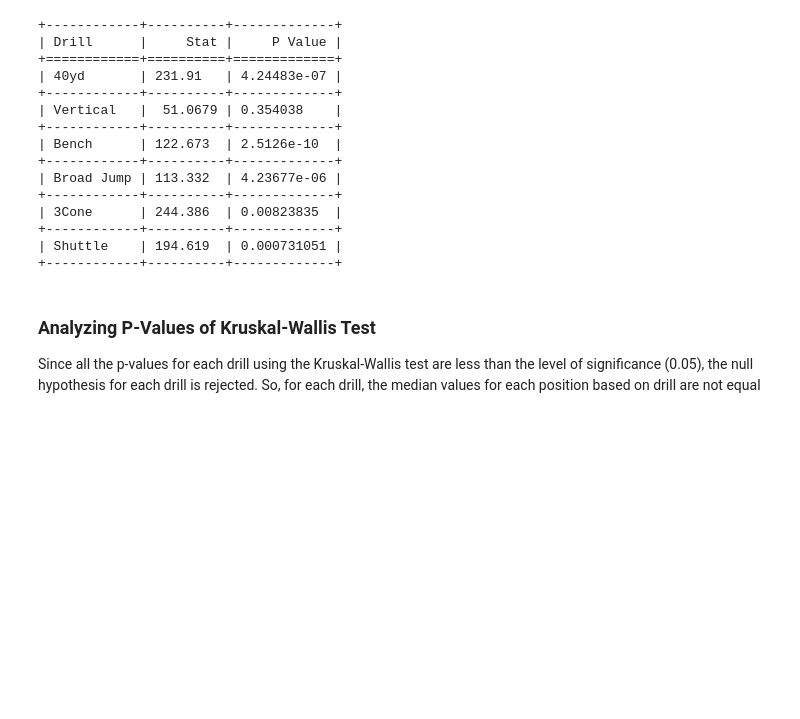
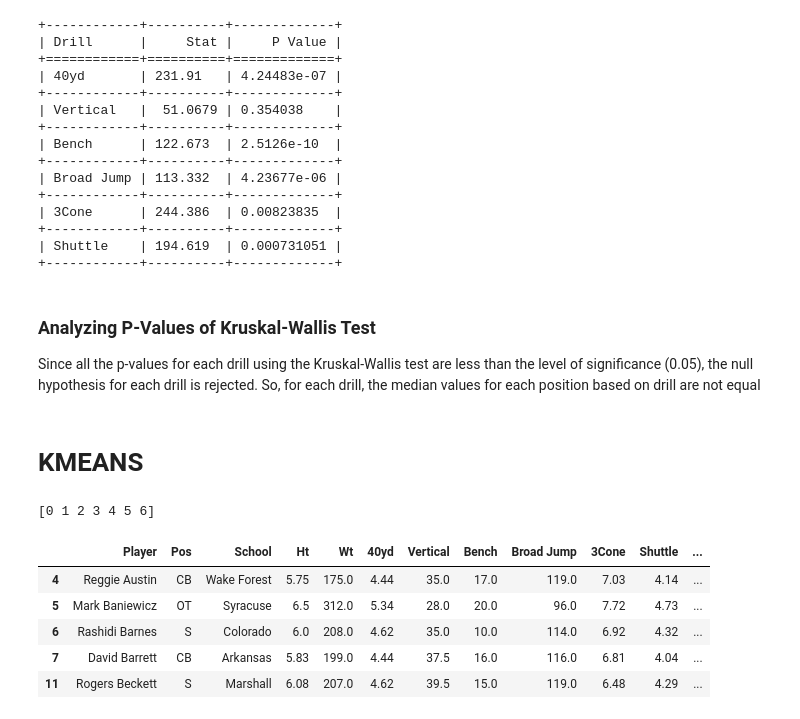
Before and after one commit to mcdonaldpmsoe/CSC2621-Final, a Jupyter notebook: main.ipynb, the cells around one changed output. Saved outputs shown, nothing was run; the diff lists cells and outputs as text; code cells hidden in the pictures; blank space fills up the shorter version.

```diff
--- a/main.ipynb
+++ b/main.ipynb
@@ -300,3 +318,21 @@ print(tabulate(kruskal_tests, headers=kruskal_head, tablefmt="grid"))
 # %% [markdown]
 ### Analyzing P-Values of Kruskal-Wallis Test
 Since all the p-values for each drill using the Kruskal-Wallis test are less than the level of significance (0.05), the null hypothesis for each drill is rejected. So, for each drill, the median values for each position based on drill are not equal
+# %% [markdown]
+# KMEANS
+# %%
+X = merged_df[drills]
+kmeans = KMeans(n_clusters=7, random_state=0, n_init="auto").fit(X)
+# print(kmeans.cluster_centers_)
+print(np.unique(kmeans.labels_))
+label_df = merged_df.copy()
+label_df['label'] = np.array(kmeans.labels_)
+label_df.head()
+# %% [output]
+[0 1 2 3 4 5 6]
+|  | Player | Pos | School | Ht | Wt | 40yd | Vertical | Bench | Broad Jump | 3Cone | Shuttle | ... |
+| 4 | Reggie Austin | CB | Wake Forest | 5.75 | 175.0 | 4.44 | 35.0 | 17.0 | 119.0 | 7.03 | 4.14 | ... |
+| 5 | Mark Baniewicz | OT | Syracuse | 6.5 | 312.0 | 5.34 | 28.0 | 20.0 | 96.0 | 7.72 | 4.73 | ... |
+| 6 | Rashidi Barnes | S | Colorado | 6.0 | 208.0 | 4.62 | 35.0 | 10.0 | 114.0 | 6.92 | 4.32 | ... |
+| 7 | David Barrett | CB | Arkansas | 5.83 | 199.0 | 4.44 | 37.5 | 16.0 | 116.0 | 6.81 | 4.04 | ... |
+| 11 | Rogers Beckett | S | Marshall | 6.08 | 207.0 | 4.62 | 39.5 | 15.0 | 119.0 | 6.48 | 4.29 | ... |
```
Also changed, not shown: parts of 7 cells of this notebook.
